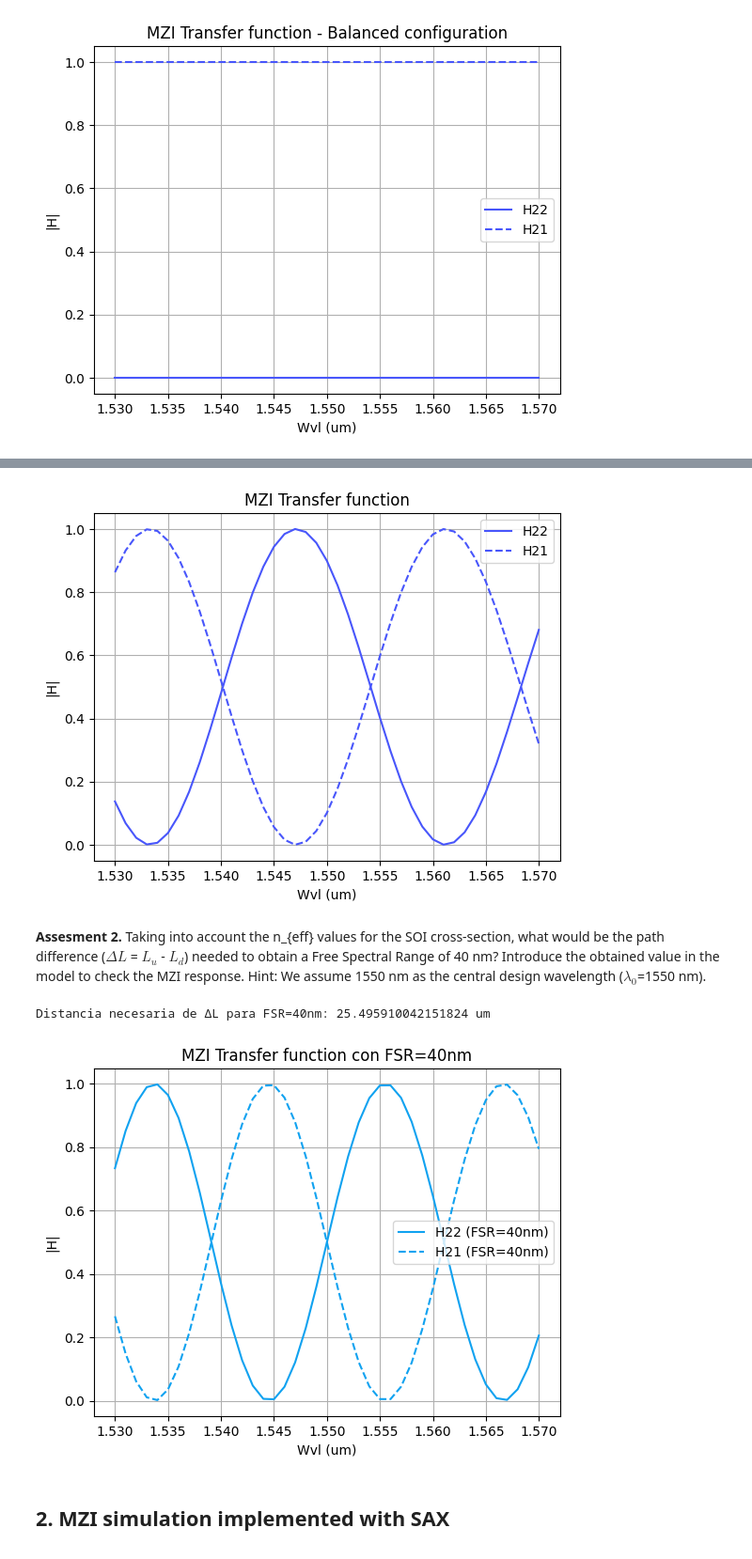
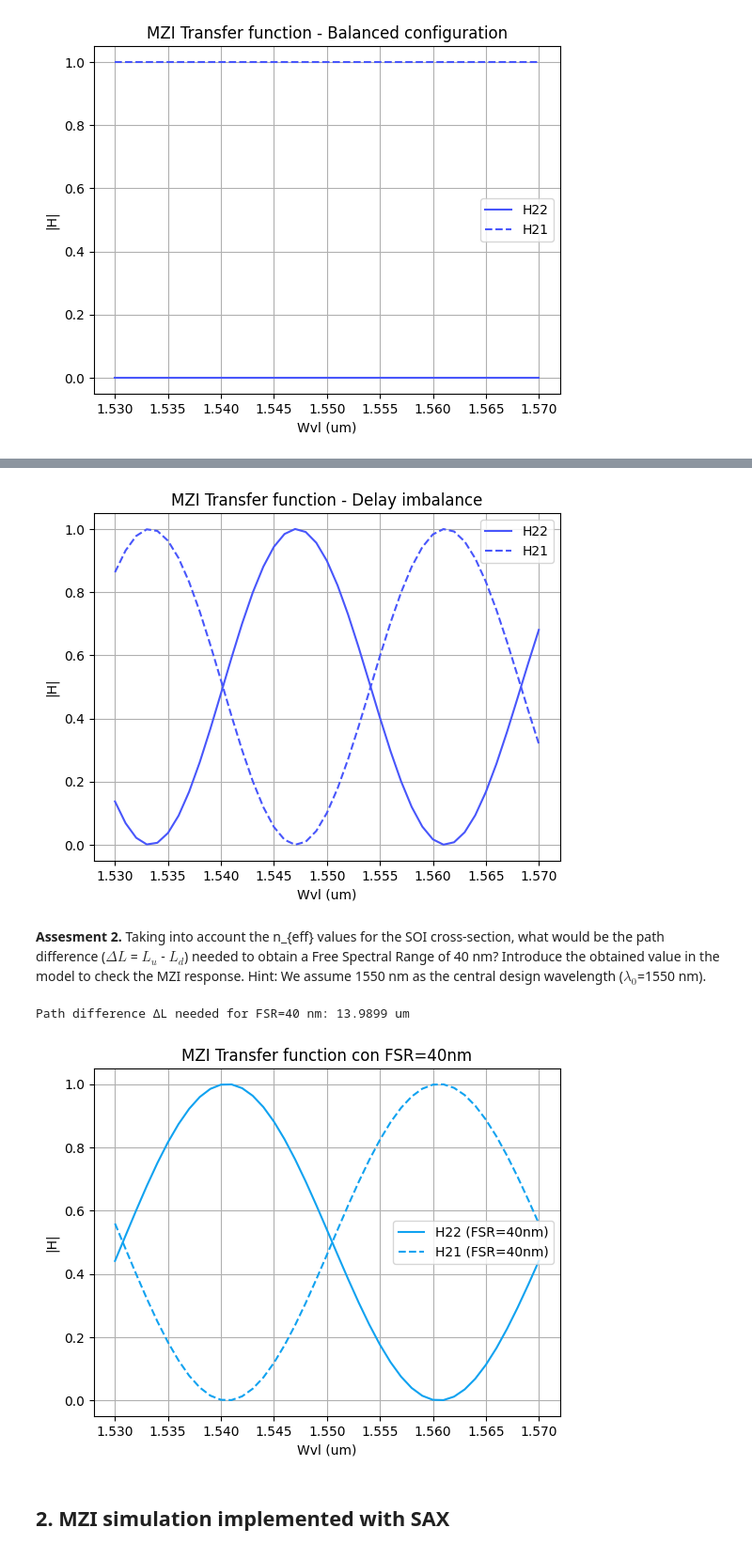
Before and after one commit to MariaJulve/pic-upv-lab3, a Jupyter notebook: 30_INTERFEROMETERS_v2025_STUDENTS_UPDATE2.ipynb, the cells around one changed output, grey strips where cells are left out. Shown at 94% size. Saved outputs shown, nothing was run; the diff lists cells and outputs as text; code cells hidden in the pictures.

```diff
--- a/30_INTERFEROMETERS_v2025_STUDENTS_UPDATE2.ipynb
+++ b/30_INTERFEROMETERS_v2025_STUDENTS_UPDATE2.ipynb
@@ -255,49 +255,60 @@ plt.plot(wvl, H22, linestyle='-', color=color[1], label='H22')
 plt.plot(wvl, H21, linestyle='--', color=color[1], label='H21')
 plt.xlabel('Wvl (um)')
 plt.ylabel('|H|')
-plt.title('MZI Transfer function')
+plt.title('MZI Transfer function - Delay imbalance')
 plt.legend()
 plt.grid(True)
 
 plt.show()
 # %% [output]
-[figure, old version]
+[figure, new version]
 # %% [markdown]
 **Assesment 2.** Taking into account the n_{eff} values for the SOI cross-section, what would be the path difference ($\Delta L$ = $L_u$ - $L_d$) needed to obtain a Free Spectral Range of 40 nm? Introduce the obtained value in the model to check the MZI response. Hint: We assume 1550 nm as the central design wavelength ($\lambda _0$=1550 nm).
 # %%
-# Calculate path difference for FSR = 40 nm at λ0 = 1550 nm
 lambda0 = 1.55  # um
 FSR = 0.04      # um (40 nm)
-neff_central = np.interp(lambda0, SOI[:, 0], SOI[:, 3])
 
-# ΔL = λ0^2 / (n_eff * FSR)
-delta_L = lambda0**2 / (neff_central * FSR)
-print(f"Distancia necesaria de ΔL para FSR=40nm: {delta_L} um")
+SOI = np.loadtxt('SOI-w450-h220-clad600.txt', skiprows=1, delimiter='\t')
+lambda_soi = SOI[:, 0]
+neff_soi = SOI[:, 3]
+
+neff_central = np.interp(lambda0, lambda_soi, neff_soi)
+
+dn_eff_dlambda = np.gradient(neff_soi, lambda_soi)
+dn_eff_dlambda_central = np.interp(lambda0, lambda_soi, dn_eff_dlambda)
+
+#ng = neff - λ * (dn_eff / d_λ)
+ng_central = neff_central - lambda0 * dn_eff_dlambda_central
+
+#ΔL = λ0^2 / (ng * FSR)
+delta_L = lambda0**2 / (ng_central * FSR)
+
+print(f"Path difference ΔL needed for FSR=40 nm: {delta_L:.4f} um")
 
 Lu = 25
 Ld = Lu - delta_L
 
 betau = (2 * jnp.pi / wvl)*neffu-1j*alphau_np
 betad = (2 * jnp.pi / wvl)*neffd-1j*alphad_np
 Delta_phi_ud = betau * Lu -betad*Ld
 
 h_22 = (np.sqrt((1 - gamma_a) * (1 - gamma_b))) * (np.exp(-1j * betad * Ld)) * (np.sqrt((1 - K_a) * (1 - K_b)) * np.exp(-1j * Delta_phi_ud) - np.sqrt(K_a * K_b))
 h_21 = (1j * np.sqrt((1 - gamma_a) * (1 - gamma_b))) * (np.exp(-1j * betad * Ld)) * (np.sqrt(K_b * (1 - K_a)) * np.exp(-1j * Delta_phi_ud) + np.sqrt(K_a * (1 - K_b)))
 
 H21 = np.abs(h_21) ** 2
 H22 = np.abs(h_22) ** 2
 
 plt.plot(wvl, H22, linestyle='-', color=color[2], label='H22 (FSR=40nm)')
 plt.plot(wvl, H21, linestyle='--', color=color[2], label='H21 (FSR=40nm)')
 plt.xlabel('Wvl (um)')
 plt.ylabel('|H|')
 plt.title('MZI Transfer function con FSR=40nm')
 plt.legend()
 plt.grid(True)
 plt.show()
 # %% [output]
-Distancia necesaria de ΔL para FSR=40nm: 25.495910042151824 um
+Path difference ΔL needed for FSR=40 nm: 13.9899 um
-[figure, old version]
+[figure, new version]
 # %% [markdown]
 ## 2. MZI simulation implemented with SAX
 ![image.png](embedded-picture-1)
```
Also changed, not shown: parts of 3 cells of this notebook, 1 other file.
